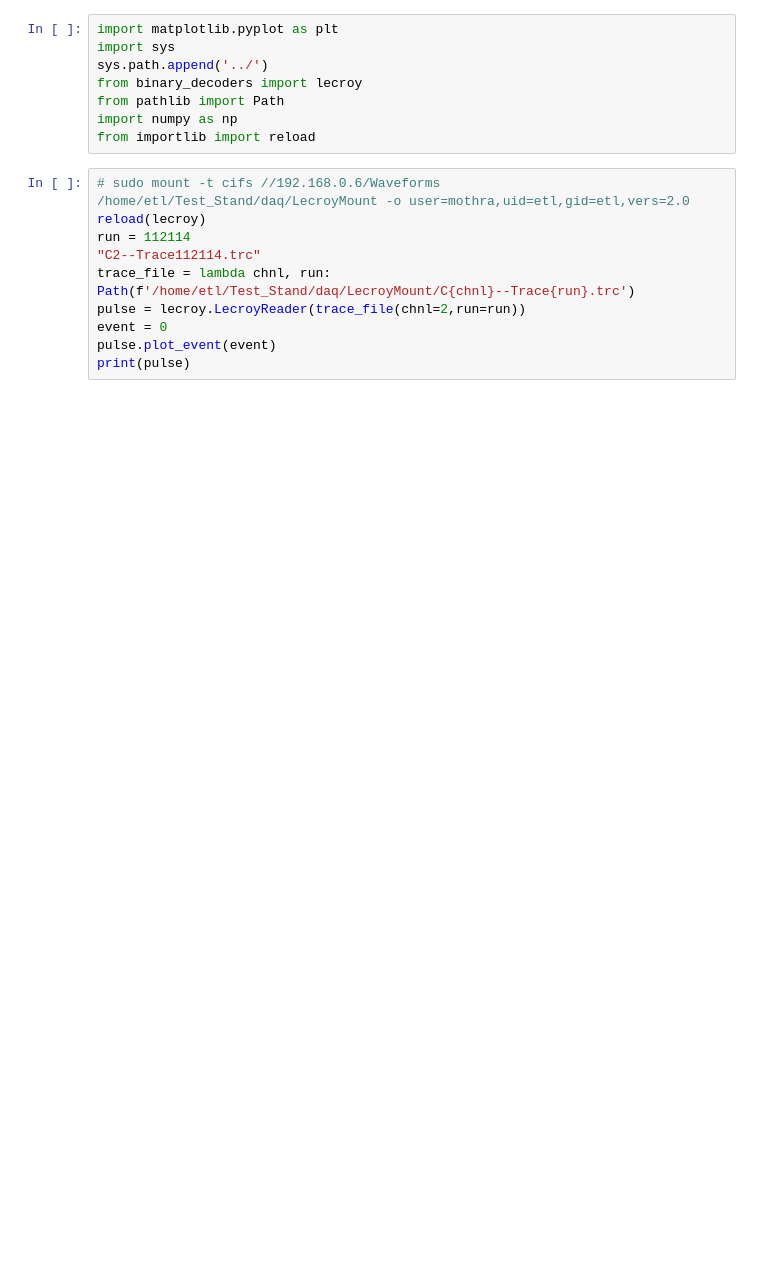
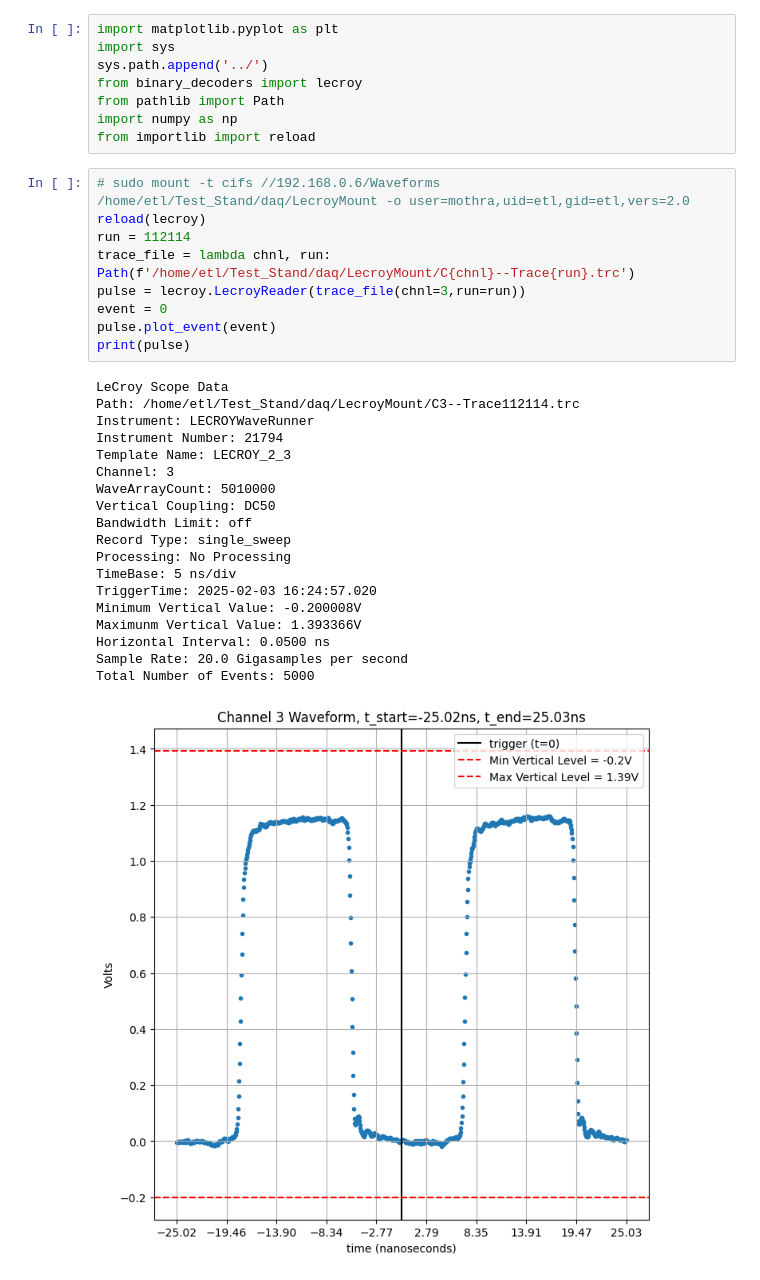
Before and after one commit to leonardolanteri/ETL_TestingDAQ, a Jupyter notebook: notebooks/osc_trc_qa_prototyping.ipynb, the cells around one changed output. Saved outputs shown, nothing was run; the diff lists cells and outputs as text; blank space fills up the shorter version.

```diff
--- a/notebooks/osc_trc_qa_prototyping.ipynb
+++ b/notebooks/osc_trc_qa_prototyping.ipynb
@@ -9,10 +9,29 @@ from importlib import reload
 # %%
 # sudo mount -t cifs //192.168.0.6/Waveforms /home/etl/Test_Stand/daq/LecroyMount -o user=mothra,uid=etl,gid=etl,vers=2.0
 reload(lecroy)
 run = 112114
-"C2--Trace112114.trc"
 trace_file = lambda chnl, run: Path(f'/home/etl/Test_Stand/daq/LecroyMount/C{chnl}--Trace{run}.trc')
-pulse = lecroy.LecroyReader(trace_file(chnl=2,run=run))
+pulse = lecroy.LecroyReader(trace_file(chnl=3,run=run))
 event = 0
 pulse.plot_event(event)
 print(pulse)
+# %% [output]
+LeCroy Scope Data
+Path: /home/etl/Test_Stand/daq/LecroyMount/C3--Trace112114.trc
+Instrument: LECROYWaveRunner
+Instrument Number: 21794
+Template Name: LECROY_2_3
+Channel: 3
+WaveArrayCount: 5010000
+Vertical Coupling: DC50
+Bandwidth Limit: off
+Record Type: single_sweep
+Processing: No Processing
+TimeBase: 5 ns/div
+TriggerTime: 2025-02-03 16:24:57.020
+Minimum Vertical Value: -0.200008V
+Maximunm Vertical Value: 1.393366V
+Horizontal Interval: 0.0500 ns
+Sample Rate: 20.0 Gigasamples per second
+Total Number of Events: 5000
+[figure, added]
```
Also changed, not shown: parts of 1 cell of this notebook, 4 other files.
